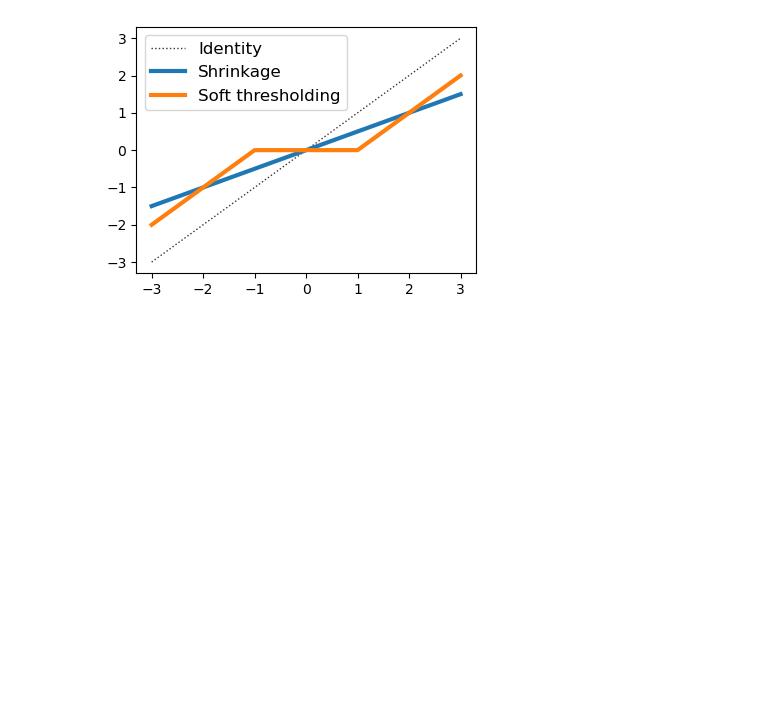
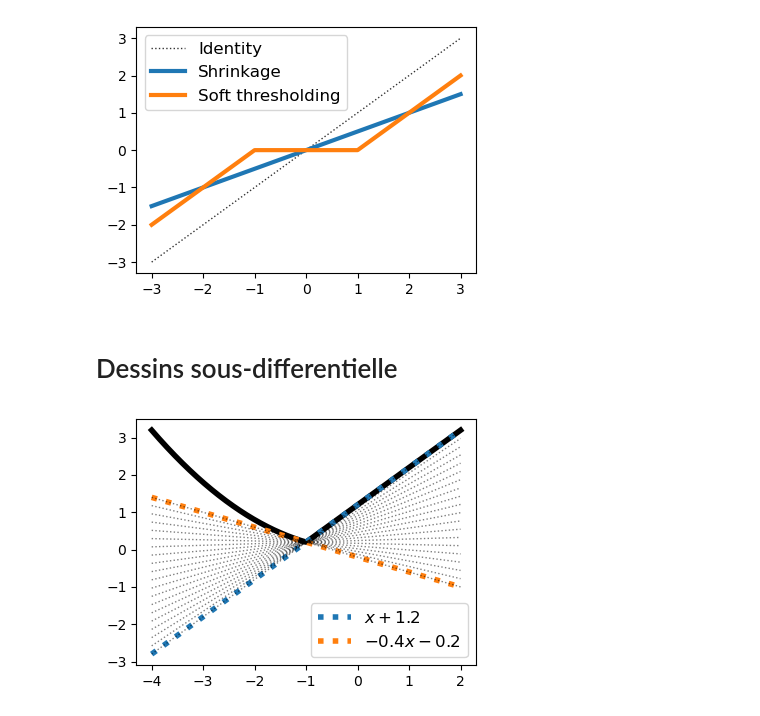
Before and after one commit to stephanegaiffas/statistics, a Jupyter notebook: assets/plots-chapter-lasso.ipynb, the cells around one changed output. Cells and saved outputs as stored; diff of their text form; code cells hidden in the pictures; blank space fills up the shorter version.

```diff
--- a/assets/plots-chapter-lasso.ipynb
+++ b/assets/plots-chapter-lasso.ipynb
@@ -61,3 +61,35 @@ plt.tight_layout()
 plt.savefig("soft_thresholding.pdf")
 # %% [output]
 [figure]
+# %% [markdown]
+# Dessins sous-differentielle
+# %%
+import numpy as np
+import matplotlib.pyplot as plt
+plt.style.use('default')
+
+plt.figure(figsize=(4, 3))
+n = 1000
+
+x = np.linspace(-4, 2, n)
+c = 0.2
+y = c * x ** 2 * (x <= -1) + (x + 1 + c) * (x > -1)
+plt.plot(x, y, lw=4, color="black", label=r"")
+
+# le point non-differentiable c'est (-1, 0.2)
+
+d1 = x + 1 + c
+plt.plot(x, d1, lw=4, alpha=1, ls="dotted", label=r"$x + 1.2$")
+
+d2 = -0.4 * x - 0.4 + c
+plt.plot(x, d2, lw=4, alpha=1, ls="dotted", label=r"$-0.4 x - 0.2$")
+
+for slope in np.linspace(-0.4, 1, 20):
+    d = slope * x + slope + c
+    plt.plot(x, d, lw=1, alpha=0.5, ls="dotted", color="black")
+
+plt.legend(fontsize=12)
+plt.tight_layout()
+plt.savefig("subdifferential.pdf")
+# %% [output]
+[figure, added]
```
Also changed, not shown: 5 other files.
